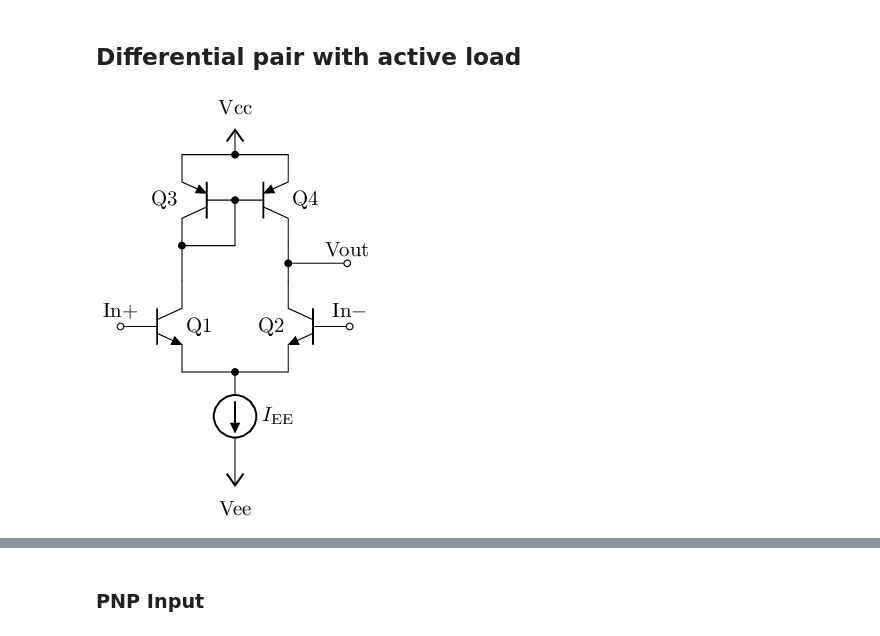
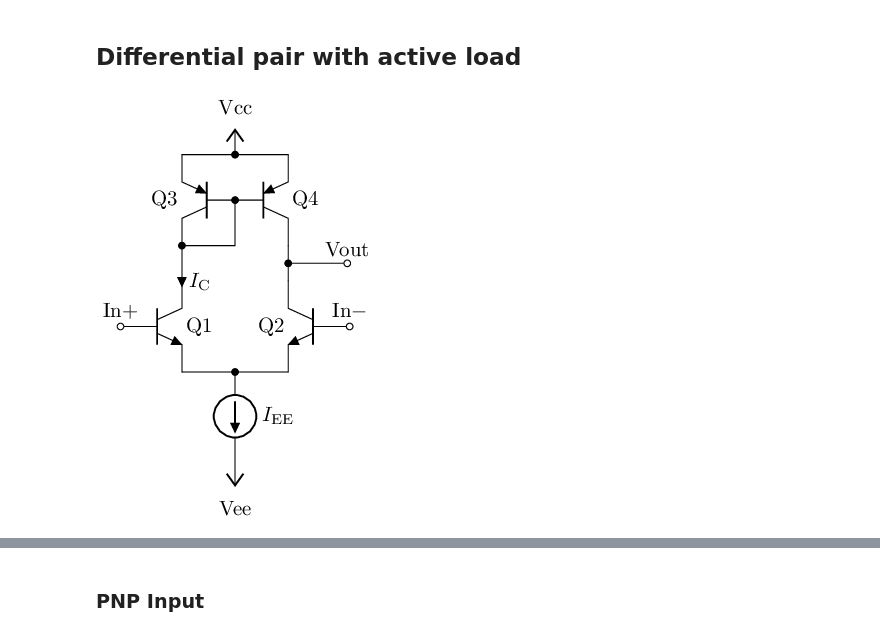
Before and after one commit to chenshuo/nuedc, a Jupyter notebook: docs/bjt-basics.ipynb, the cells around one changed output, grey strips where cells are left out. Drawn from its saved outputs; the diff is of its cells as text; code cells hidden in the pictures.

```diff
--- a/docs/bjt-basics.ipynb
+++ b/docs/bjt-basics.ipynb
@@ -946,29 +946,30 @@ vin#branch =   -0.217 uA
 # %%
 %%tikz -ct
 \ctikzset{transistors/arrow pos=end, american currents, european resistors}
 
 \draw (0, 0) node [npn] (Q1) {Q1};
 \draw (Q1) ++(1.8, 0) node [npn, xscale=-1] (Q2) {\ctikzflipx{Q2}};
 \draw (Q1.E) -- (Q2.E);
 \draw (Q1.B) to [short, -o] ++(-0.2, 0) node [above] {In$+$};
 \draw (Q2.B) to [short, -o] ++(0.2, 0) node [above] {In$-$};
 
 \draw (Q1.E) ++(0.9, 0) node [circ] {} coordinate (M)
 to [I, l={$I_\mathrm{EE}$}, bipoles/length=1.2cm] ++(0, -1.5)
 node [vee] {Vee};
 
 %\draw (Q1.C) to [R, l={$R_\mathrm{C}$}, bipoles/length=0.8cm] ++(0, 1.5) coordinate (T);
 %\draw (Q2.C) to [R, l_={$R_\mathrm{C}$}, bipoles/length=0.8cm] (Q2.C |- T) -- (T);
 \draw (Q1.C) to [short, -*] ++(0, 0.6)
   node [pnp, anchor=C, xscale=-1] (Q3) {\ctikzflipx{Q3}};
 \draw (Q3 -| Q2) node [pnp] (Q4) {Q4};
 \draw (Q3.E) -- (Q4.E);
 \draw (Q3.E) coordinate (T);
 \draw (T-|M) node [circ] {} node [vcc] {Vcc};
 \draw (Q3.C) -| (Q3.B -|M) node [circ] {};
 \draw (Q4.C) -- (Q2.C);
 
 %\draw (Q1.C) to [short, *-o] ++(0.5, 0) node [above] {+};
 \draw (Q2.C)++(0, 0.3) to [short, *-o] ++(1.0, 0) node [above] {Vout};
+\draw (Q1.C) node [currarrow, rotate=-90] {} node [right] {$I_\mathrm{C}$};
 # %% [output]
-[figure, old version]
+[figure, new version]
```
Also changed, not shown: parts of 1 cell of this notebook.
